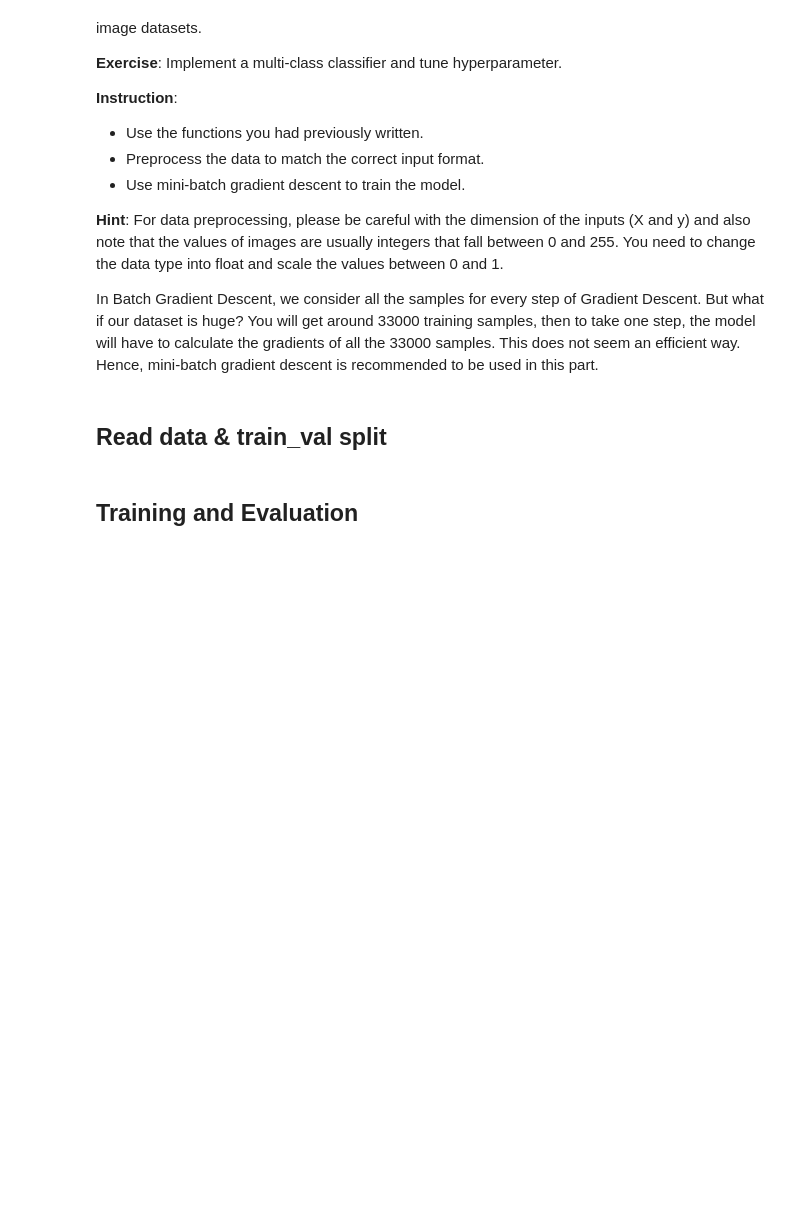
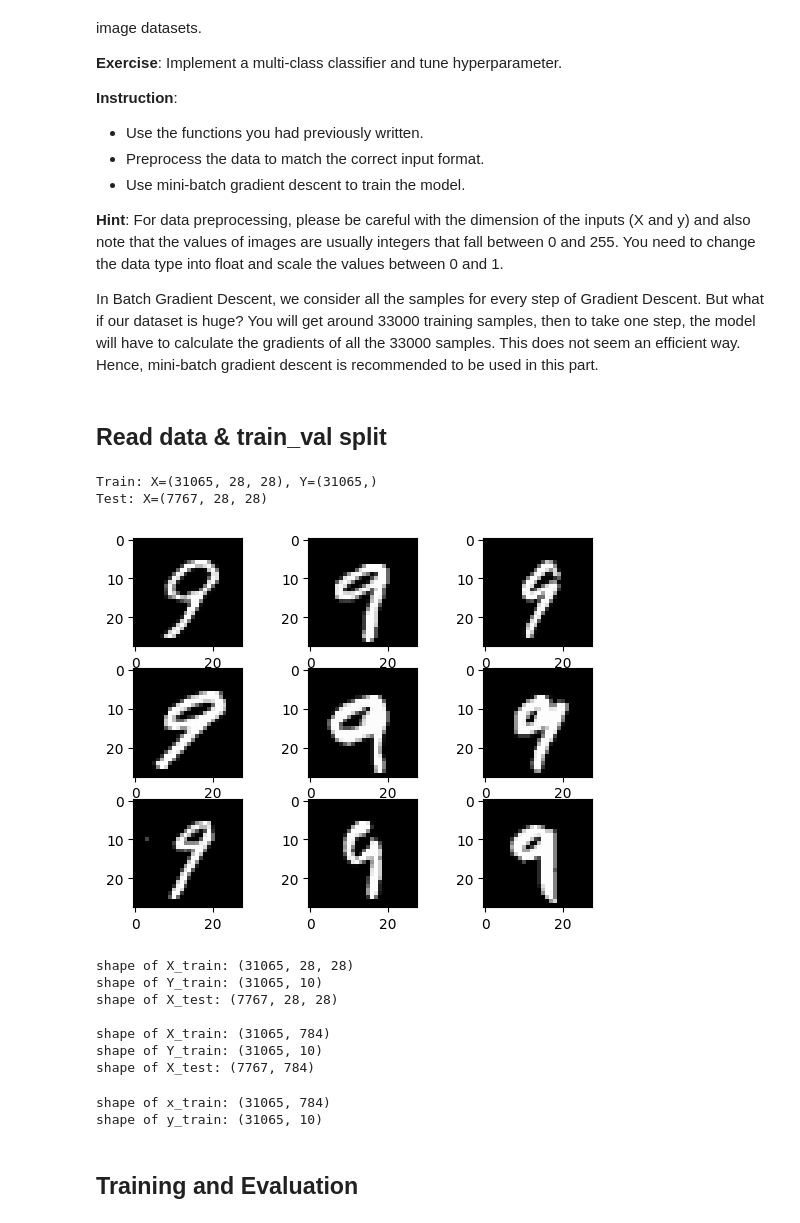
Before and after one commit to SWCst1020575/ML_Homework, a Jupyter notebook: HW3/HW3.ipynb, the cells around one changed output. Drawn from its saved outputs; the diff is of its cells as text; code cells hidden in the pictures; blank space fills up the shorter version.

```diff
--- a/HW3/HW3.ipynb
+++ b/HW3/HW3.ipynb
@@ -1220,12 +1349,13 @@ def compute_CCE_loss(AL, Y):
     n = Y.shape[0]
 
     # Compute loss from aL and y.
-    ### START CODE HERE ### (≈ 1 line of code)
-    loss = None
+    # START CODE HERE ### (≈ 1 line of code)
+    loss = -np.mean(np.sum(Y * np.log(AL+1e-5),axis=1))
     ### END CODE HERE ###
 
-    loss = np.squeeze(loss)      # To make sure your loss's shape is what we expect (e.g. this turns [[17]] into 17).
-    assert(loss.shape == ())
+    # To make sure your loss's shape is what we expect (e.g. this turns [[17]] into 17).
+    loss = np.squeeze(loss)
+    assert (loss.shape == ())
 
     return loss
 # %%
@@ -1272,7 +1404,11 @@ def compute_focal_loss(AL, Y, alpha, gamma):
 
     # Compute loss from aL and y.
     ### START CODE HERE ### (10 line of code)
-    loss = None
+    n,C = Y.shape
+    t = np.argmax(Y, axis=1)
+    Y = AL[np.arange(n), np.argmax(Y, axis=1)]
+    Y = np.tile(Y,(C,1)).T
+    loss = -np.mean(np.tile(alpha[t],(C,1)).T * (1 - Y) ** gamma * np.log(Y + 1e-5))
     ### END CODE HERE ###
 
     loss = np.squeeze(loss)
@@ -1501,40 +1662,52 @@ drive.mount('/content/drive')
 # %%
 # load data
-data = np.load('/content/drive/MyDrive/advanced_data.npz')
+# data = np.load('/content/drive/MyDrive/advanced_data.npz')
+data = np.load('advanced_data.npz')
 X_train = data["x_train"]
 Y_train = data["y_train"]
 X_test = data["x_test"]
 
 # summarize loaded dataset
 print(f'Train: X={X_train.shape}, Y={Y_train.shape}')
 print(f'Test: X={X_test.shape}')
 # plot first few images
 for i in range(9):
 	# define subplot
 	plt.subplot(330 + 1 + i)
 	# plot raw pixel data
 	plt.imshow(X_train[i], cmap='gray', vmin=0, vmax=255)
 # show the figure
 plt.show()
 
 # GRADED CODE: multi-class classification (Data preprocessing) one-hot encoding for y
 ### START CODE HERE ###
-Y_train = None
+Y_train = np.eye(10)[Y_train]
 ### END CODE HERE ###
 
 print("shape of X_train: " + str(X_train.shape))
 print("shape of Y_train: " + str(Y_train.shape))
 print("shape of X_test: " + str(X_test.shape))
 
 # GRADED CODE: multi-class classification (Data preprocessing)	normalize x
 ### START CODE HERE ###
-X_train = None
-X_test = None
+X_train = (X_train/255).reshape((X_train.shape[0],X_train.shape[1]*X_train.shape[2]))
+X_test = (X_test/255).reshape((X_test.shape[0],X_test.shape[1]*X_test.shape[2]))
 ### END CODE HERE ###
 
 print("\nshape of X_train: " + str(X_train.shape))
 print("shape of Y_train: " + str(Y_train.shape))
 print("shape of X_test: " + str(X_test.shape))
+# %% [output]
+Train: X=(31065, 28, 28), Y=(31065,)
+Test: X=(7767, 28, 28)
+[figure, added]
+shape of X_train: (31065, 28, 28)
+shape of Y_train: (31065, 10)
+shape of X_test: (7767, 28, 28)
+
+shape of X_train: (31065, 784)
+shape of Y_train: (31065, 10)
+shape of X_test: (7767, 784)
 # %%
 # You can split training and validation set here and visualize their distribution. (Optional)
 # If not, just leave this as it is
@@ -1547,6 +1720,9 @@ y_val = None
 print("shape of x_train: " + str(x_train.shape))
 print("shape of y_train: " + str(y_train.shape))
 ### END CODE HERE ###
+# %% [output]
+shape of x_train: (31065, 784)
+shape of y_train: (31065, 10)
 # %% [markdown]
 ## Training and Evaluation
 # %%
```
Also changed, not shown: parts of 24 cells of this notebook.
